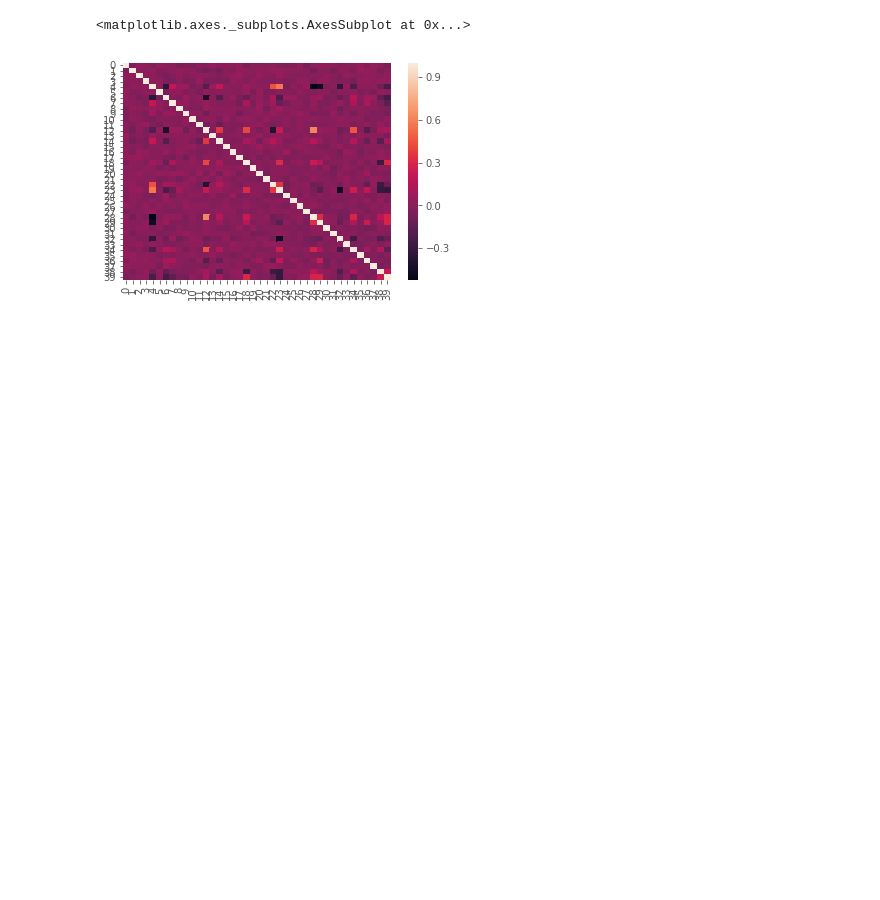
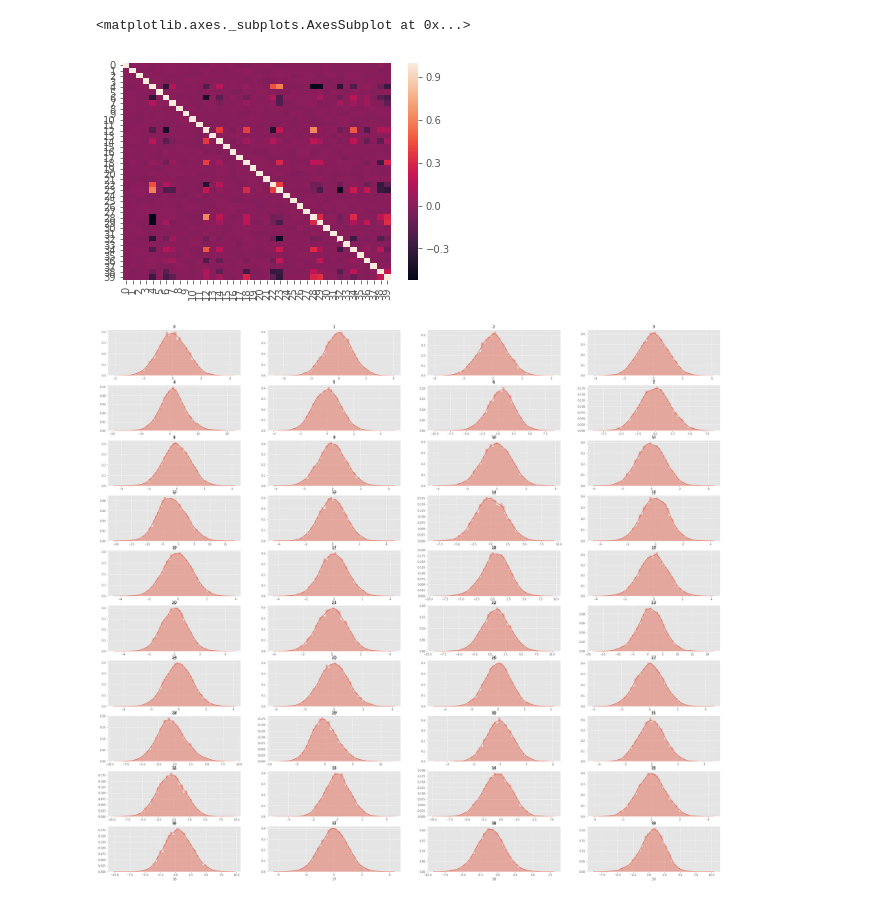
Before and after one commit to ChiouBen/2nd-ML100Days, a Jupyter notebook: homework/Day_048_HW.ipynb, the cells around one changed output. Drawn from its saved outputs; the diff is of its cells as text; code cells hidden in the pictures; blank space fills up the shorter version.

```diff
--- a/homework/Day_048_HW.ipynb
+++ b/homework/Day_048_HW.ipynb
@@ -158,0 +155,14 @@ from sklearn.mixture import GaussianMixture
+# %%
+# check distribution
+plt.figure(figsize = (40,40))
+
+ncols = 4
+nrows = len(df.columns) / ncols  + 1
+
+for i,col in enumerate(df.columns):
+    plt.subplot(nrows, ncols, i+1)
+    plt.title(col)
+    sns.distplot(df[col])
+plt.show()
+# %% [output]
+[figure, added]
```
Also changed, not shown: parts of 6 cells of this notebook, 2 other files.
